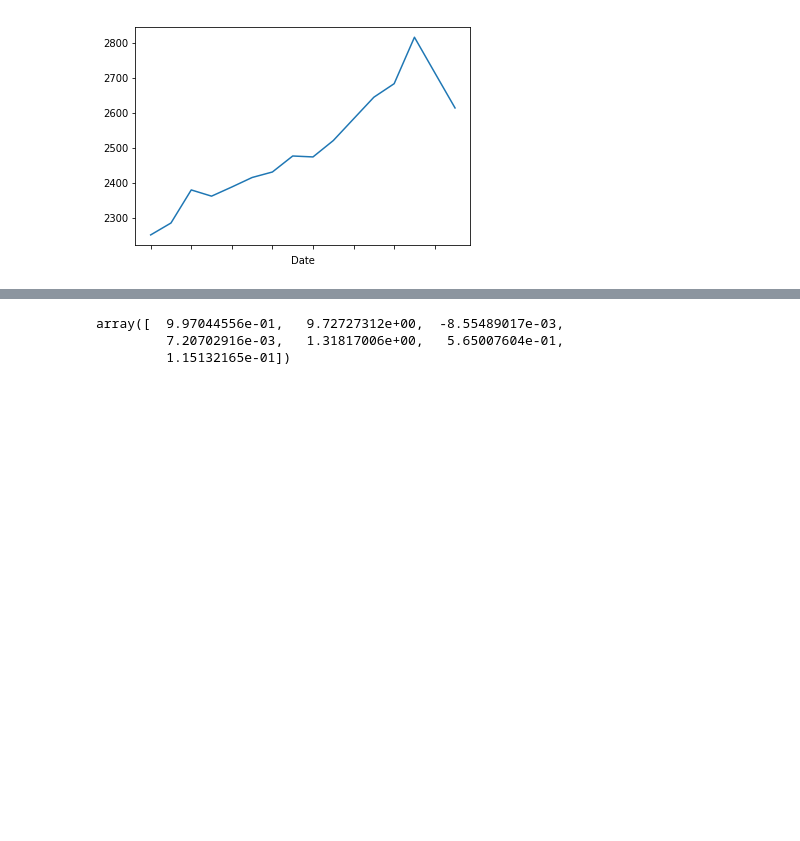
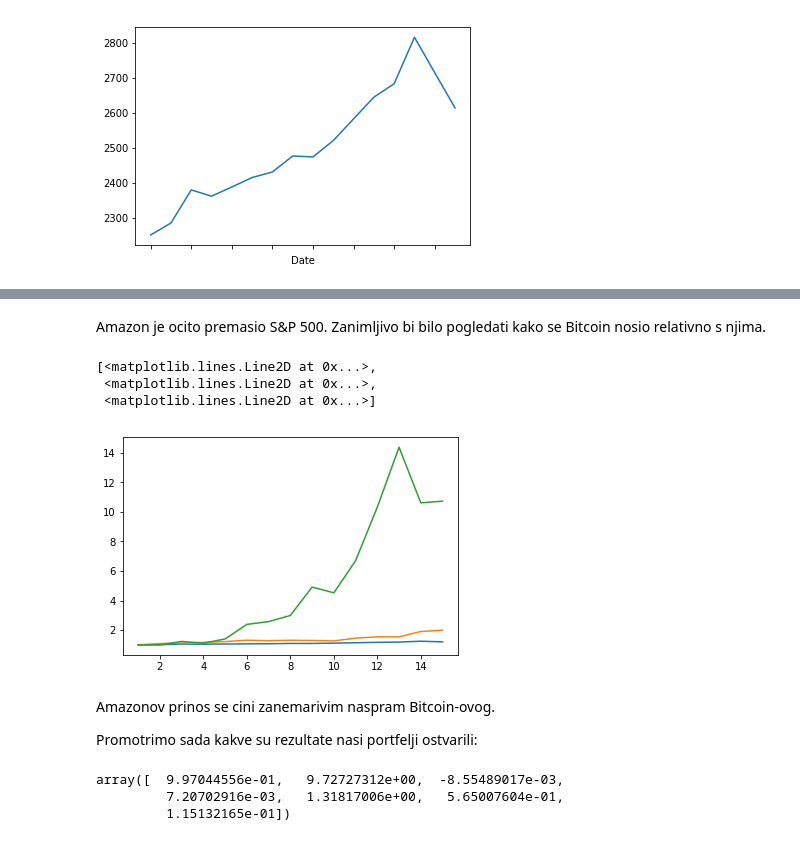
Before and after one commit to tibaris/Matematicki-softver, a Jupyter notebook: Zadaca 1.ipynb, the cells around one changed output, grey strips where cells are left out. Saved outputs shown, nothing was run; the diff lists cells and outputs as text; code cells hidden in the pictures; blank space fills up the shorter version.

```diff
--- a/Zadaca 1.ipynb
+++ b/Zadaca 1.ipynb
@@ -203,3 +244,19 @@ SP.set_index("Date")["Price"].plot()
+# %% [markdown]
+Amazon je ocito premasio S&P 500.
+Zanimljivo bi bilo pogledati kako se Bitcoin nosio relativno s njima.
+# %%
+pov=np.array(ucitaj("BTCn")["Price"])
+rB=mj_pov(pov)
+plt.plot(np.linspace(1,15,15),rSP,np.linspace(1,15,15),rAM,np.linspace(1,15,15),rB)
+# %% [output]
+[<matplotlib.lines.Line2D at 0x...>,
+ <matplotlib.lines.Line2D at 0x...>,
+ <matplotlib.lines.Line2D at 0x...>]
+[figure, added]
+# %% [markdown]
+Amazonov prinos se cini zanemarivim naspram Bitcoin-ovog.
+
+Promotrimo sada kakve su rezultate nasi portfelji ostvarili:
 # %%
 port2=['AMZNn','BTCn','KOn','JPMn','BAn','Vn','JNJn']
 ret=np.linspace(0,0,7)
```
Also changed, not shown: parts of 10 cells of this notebook.
